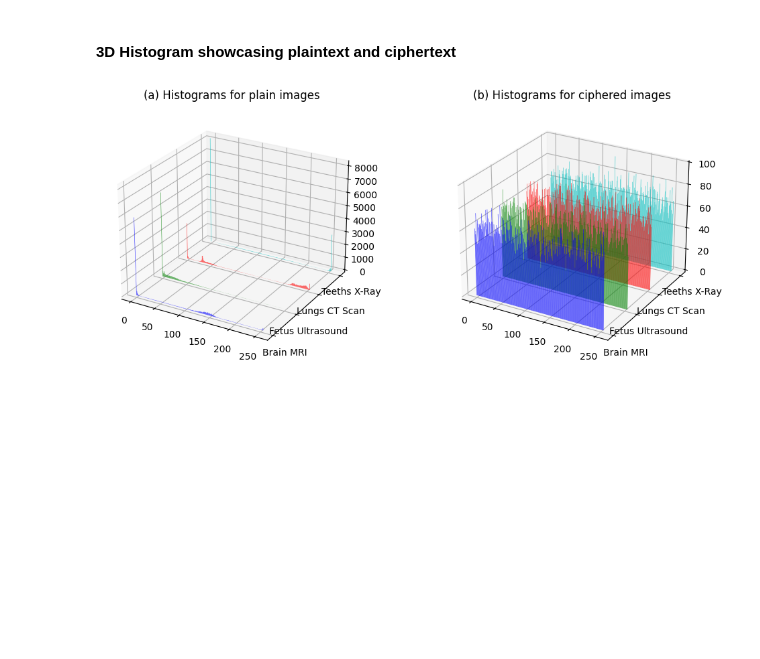
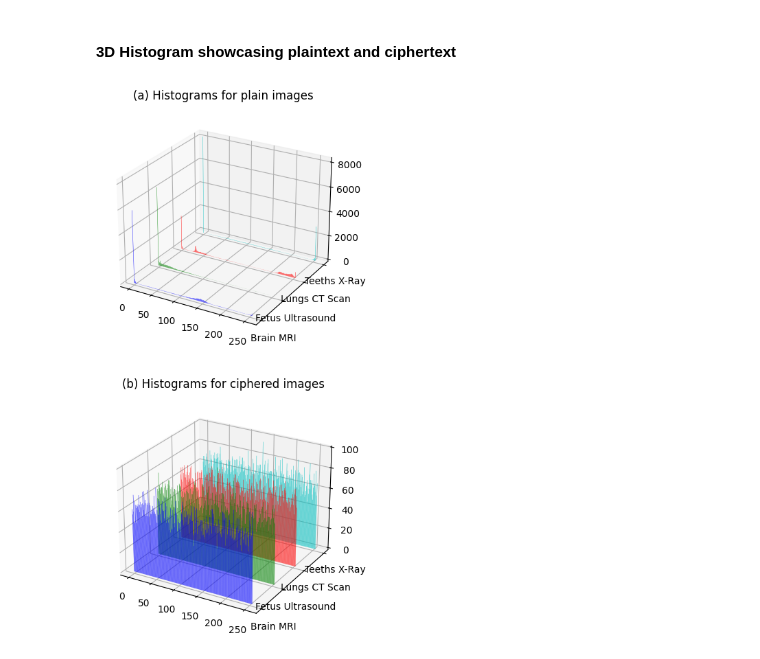
Before and after one commit to singhsrj/Deep-Learning-Based-Image-Encryption-System, a Jupyter notebook: Final_Enctption_decryption_algorithm/Master_file copy.ipynb, the cells around one changed output. Cells and saved outputs as stored; diff of their text form; code cells hidden in the pictures; blank space fills up the shorter version.

Commit message:
Improved Histograms

```diff
--- a/Final_Enctption_decryption_algorithm/Master_file copy.ipynb
+++ b/Final_Enctption_decryption_algorithm/Master_file copy.ipynb
@@ -356,40 +356,38 @@ ciphered_histograms = [
 ]
 
 # ---------------------------------------------------
-# Create figure and 3D subplots
+# Create figure and 3D subplots (VERTICAL layout)
 # ---------------------------------------------------
-fig = plt.figure(figsize=(12, 5))
+fig = plt.figure(figsize=(8, 10))  # taller figure
 
 # --- (a) Plain Images ---
-ax1 = fig.add_subplot(121, projection='3d')
+ax1 = fig.add_subplot(211, projection='3d')  # 2 rows, 1 column, first plot
 for i, (img, hist, color) in enumerate(zip(images, plain_histograms, colors)):
     xs = bins
     ys = np.full_like(xs, i)
     ax1.bar(xs, hist, zs=i, zdir='y', color=color, alpha=0.8)
-
 
 ax1.set_title('(a) Histograms for plain images')
 ax1.set_yticks(range(len(images)))
 ax1.set_yticklabels(images)
 ax1.view_init(elev=25, azim=-60)
 
 # --- (b) Ciphered Images ---
-ax2 = fig.add_subplot(122, projection='3d')
+ax2 = fig.add_subplot(212, projection='3d')  # 2 rows, 1 column, second plot
 for i, (img, hist, color) in enumerate(zip(images, ciphered_histograms, colors)):
     xs = bins
     ys = np.full_like(xs, i)
     ax2.bar(xs, hist, zs=i, zdir='y', color=color, alpha=0.8)
-
 
 ax2.set_title('(b) Histograms for ciphered images')
 ax2.set_yticks(range(len(images)))
 ax2.set_yticklabels(images)
 ax2.view_init(elev=25, azim=-60)
 
 plt.tight_layout()
 plt.show()
 # %% [output]
-[figure, old version]
+[figure, new version]
 # %%
 # ---------------------------------------------------
 # Compute histograms for plain images
```
Also changed, not shown: parts of 2 cells of this notebook.
